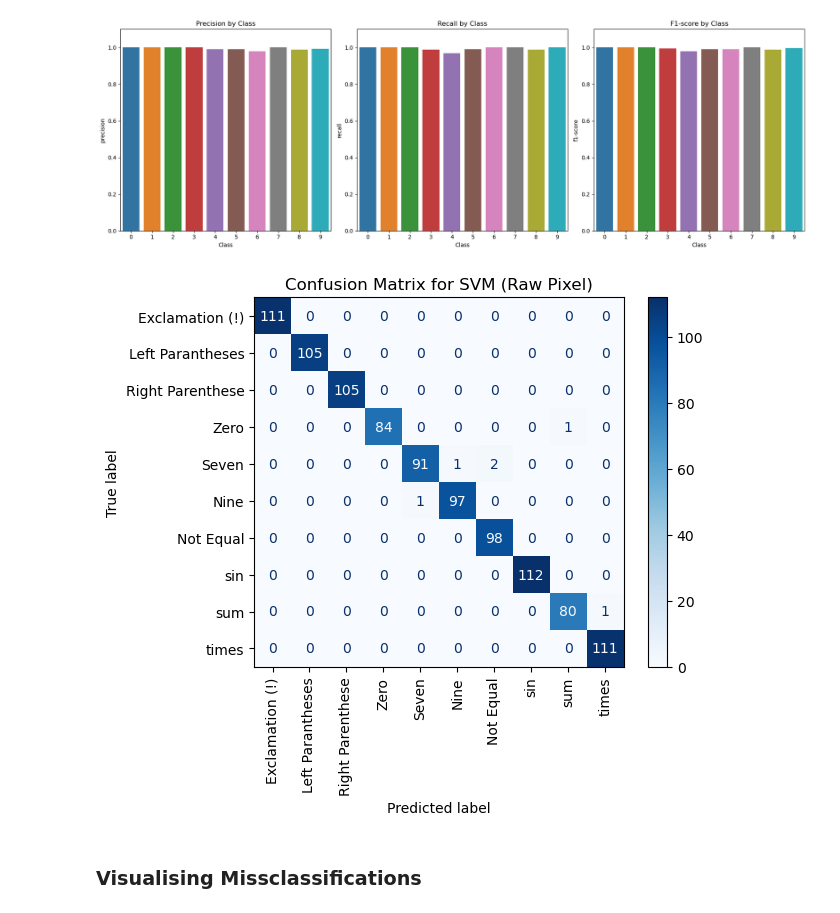
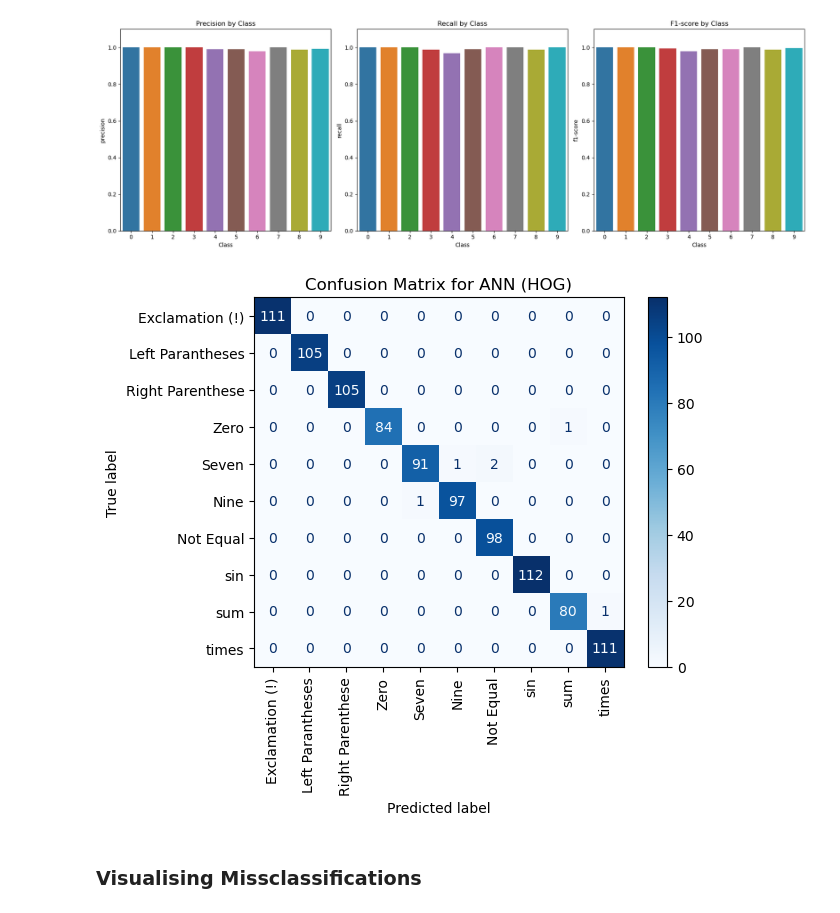
Before and after one commit to augustusamedume1234/DeepLearningAssignment1, a Jupyter notebook: Notebooks/HOG.ipynb, the cells around one changed output. Drawn from its saved outputs; the diff is of its cells as text; code cells hidden in the pictures.

```diff
--- a/Notebooks/HOG.ipynb
+++ b/Notebooks/HOG.ipynb
@@ -220,12 +220,12 @@ visualize_report(Classification_Report)
 # %%
 import matplotlib.pyplot as plt
 
-def plot_confusionMatrix(confusion_matrix, label_map):
+def plot_confusionMatrix(confusion_matrix, label_map, title):
     class_names = [label_map[i] for i in range(len(label_map))]
 
     matrix_display = ConfusionMatrixDisplay(confusion_matrix=confusion_matrix, display_labels=class_names)
     matrix_display.plot(cmap='Blues')
-    plt.title('Confusion Matrix for SVM (Raw Pixel)')
+    plt.title(title)
     plt.xticks(rotation=90)
     plt.show()
 # %%
@@ -376,13 +376,13 @@ visualize_report(classification_report(y_test, predictions_class, output_dict=Tr
 # %%
 from sklearn.metrics import confusion_matrix
 
 # Calculate confusion matrix
 cm = confusion_matrix(y_test, predictions_class)
 
 # Plot the confusion matrix
-plot_confusionMatrix(cm, label_map)
+plot_confusionMatrix(cm, label_map, 'Confusion Matrix for ANN (HOG)')
 # %% [output]
-[figure, old version]
+[figure, new version]
 # %% [markdown]
 ### Visualising Missclassifications
 # %%
```
Also changed, not shown: parts of 1 cell of this notebook, 2 other files.
